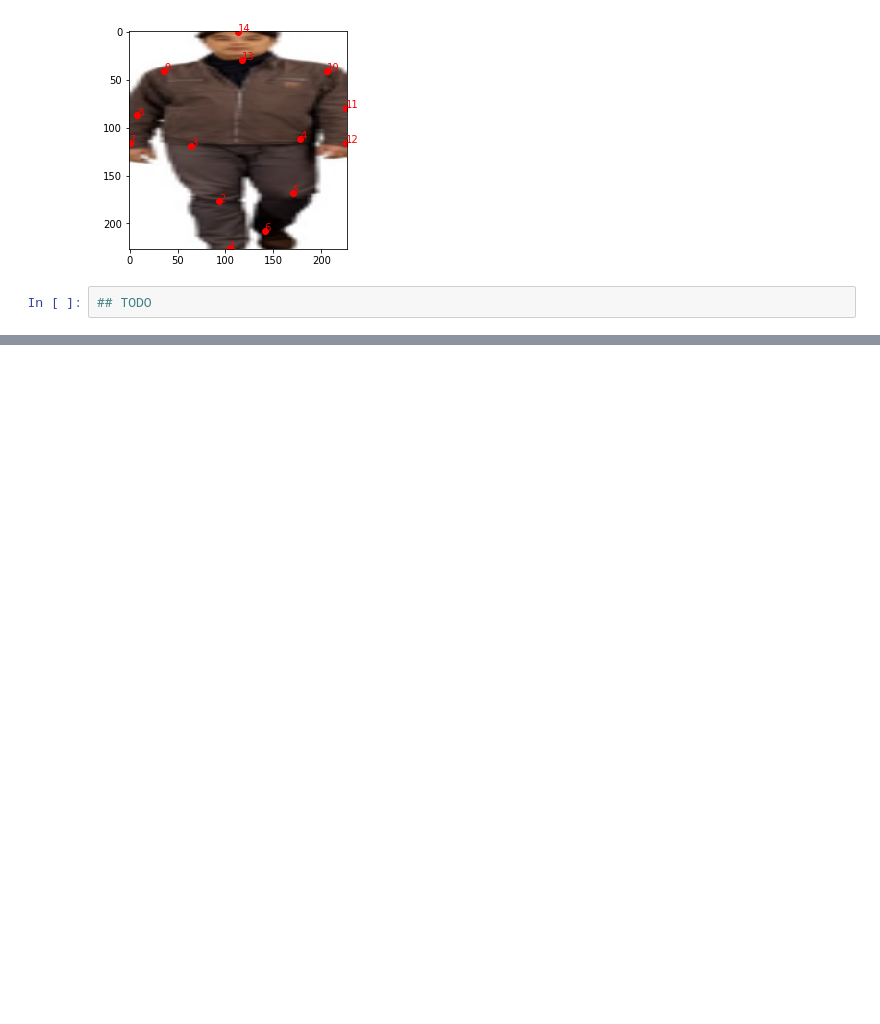
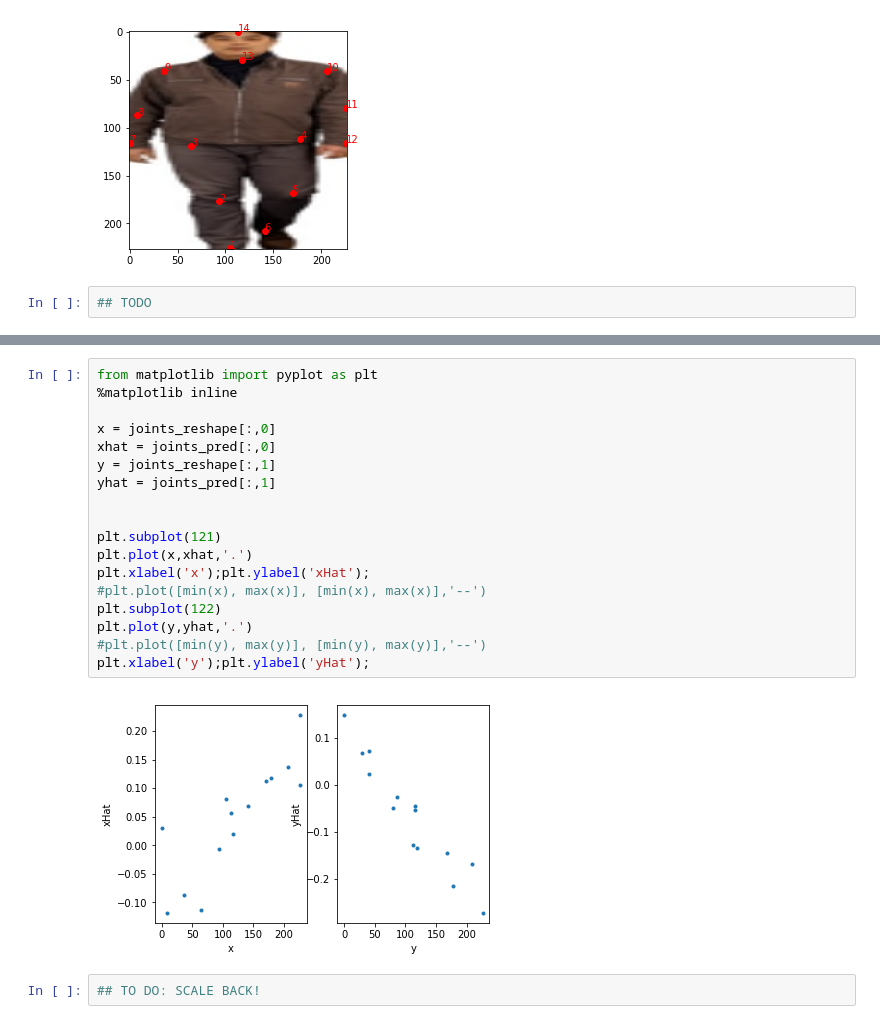
Before and after one commit to ys7yoo/deeppose_tf, a Jupyter notebook: demo.ipynb, the cells around one changed output, grey strips where cells are left out. Drawn from its saved outputs; the diff is of its cells as text; blank space fills up the shorter version.

```diff
--- a/demo.ipynb
+++ b/demo.ipynb
@@ -282,0 +335,22 @@ Caused by op 'fc7/bias/Assign', defined at:
+# %%
+from matplotlib import pyplot as plt
+%matplotlib inline
+
+x = joints_reshape[:,0]
+xhat = joints_pred[:,0]
+y = joints_reshape[:,1]
+yhat = joints_pred[:,1]
+
+
+plt.subplot(121)
+plt.plot(x,xhat,'.')
+plt.xlabel('x');plt.ylabel('xHat');
+#plt.plot([min(x), max(x)], [min(x), max(x)],'--')
+plt.subplot(122)
+plt.plot(y,yhat,'.')
+#plt.plot([min(y), max(y)], [min(y), max(y)],'--')
+plt.xlabel('y');plt.ylabel('yHat');
+# %% [output]
+[figure, added]
+# %%
+## TO DO: SCALE BACK!
```
Also changed, not shown: parts of 4 cells of this notebook.
